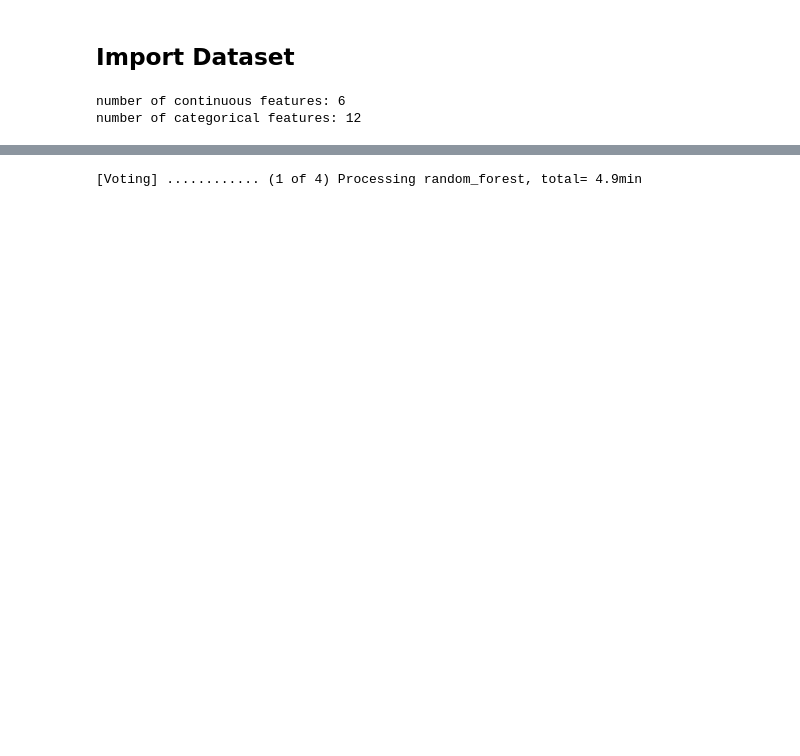
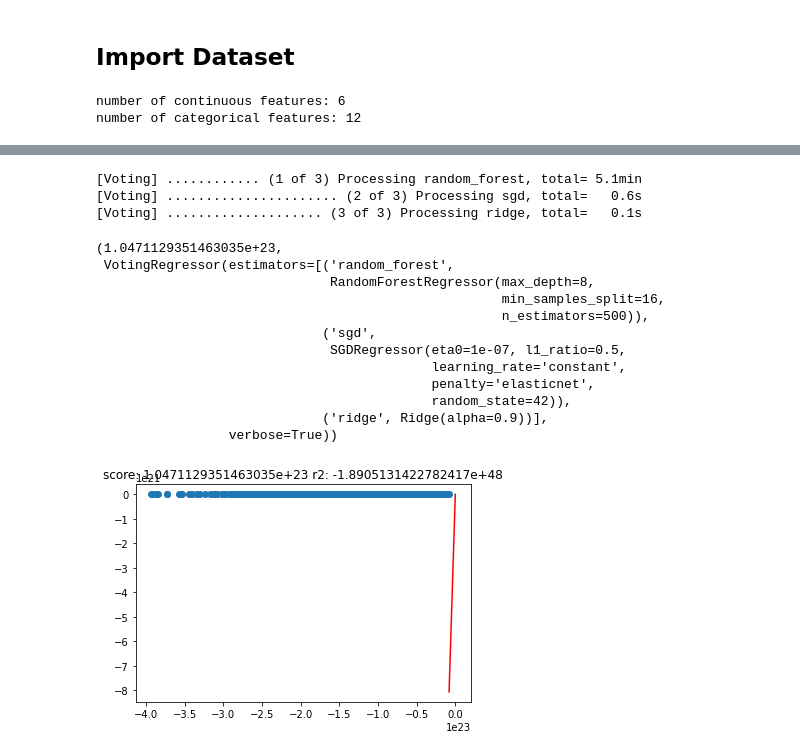
Before and after one commit to gerardoRO/ds4a, a Jupyter notebook: code/Advanced Modeling.ipynb, the cells around one changed output, grey strips where cells are left out. Cells and saved outputs as stored; diff of their text form; code cells hidden in the pictures; blank space fills up the shorter version.

```diff
--- a/code/Advanced Modeling.ipynb
+++ b/code/Advanced Modeling.ipynb
@@ -114,16 +128,30 @@ def train_model(model,X_train,X_test,y_train,y_test):
 # %%
 for_reg = RandomForestRegressor(n_estimators = 500, max_depth = 8,min_samples_split = 16)
 svr_reg = SVR(kernel='poly',degree=2,C=1E3)
 sgd_reg = SGDRegressor(penalty= 'elasticnet',l1_ratio = .5,random_state= 42,learning_rate = 'constant',eta0 = 1E-7)
 ridge_reg = Ridge(alpha = .9)
 
 ensemble = VotingRegressor(estimators = [
     ('random_forest',for_reg),
-    ('svr',svr_reg),
     ('sgd',sgd_reg),
     ('ridge',ridge_reg)
 ], verbose = True)
 
 train_model(ensemble,X_train,X_test,y_train,y_test)
 # %% [output]
-[Voting] ............ (1 of 4) Processing random_forest, total= 4.9min
+[Voting] ............ (1 of 3) Processing random_forest, total= 5.1min
+[Voting] ...................... (2 of 3) Processing sgd, total=   0.6s
+[Voting] .................... (3 of 3) Processing ridge, total=   0.1s
+(1.0471129351463035e+23,
+ VotingRegressor(estimators=[('random_forest',
+                              RandomForestRegressor(max_depth=8,
+                                                    min_samples_split=16,
+                                                    n_estimators=500)),
+                             ('sgd',
+                              SGDRegressor(eta0=1e-07, l1_ratio=0.5,
+                                           learning_rate='constant',
+                                           penalty='elasticnet',
+                                           random_state=42)),
+                             ('ridge', Ridge(alpha=0.9))],
+                 verbose=True))
+[figure, added]
```
Also changed, not shown: parts of 4 cells of this notebook.
